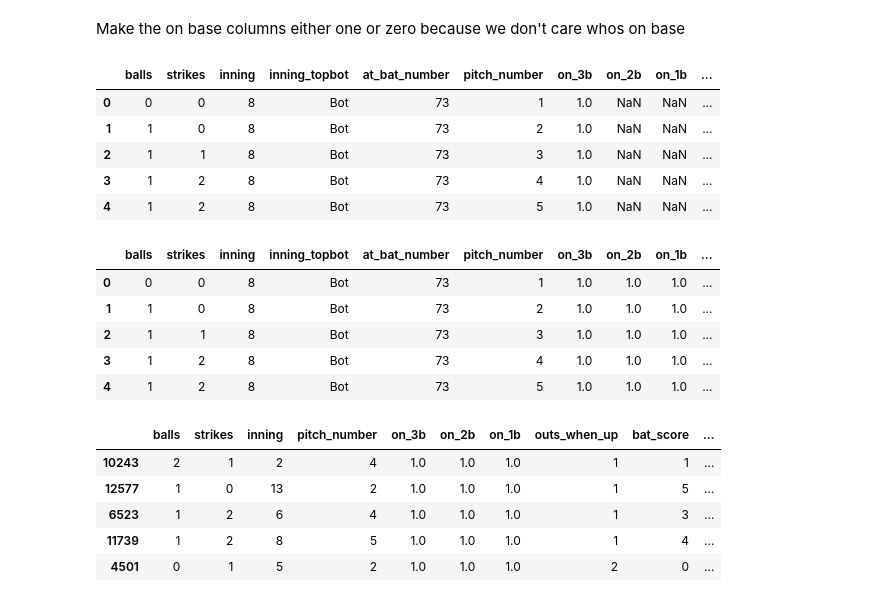
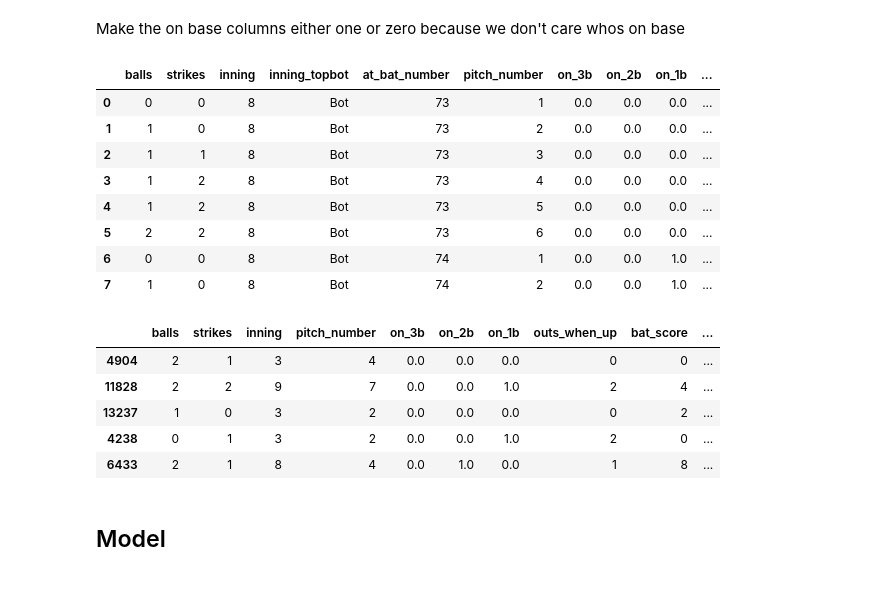
Before and after one commit to Jack-br505/MLB-Balls-Strikes-Predictor, a Jupyter notebook: Predicting Strikes.ipynb, the cells around one changed output. Drawn from its saved outputs; the diff is of its cells as text; code cells hidden in the pictures.

Commit message:
Fixed bug in the notebook with people being on base all the time, added a newer model free from bug but saving this just in case

```diff
--- a/Predicting Strikes.ipynb
+++ b/Predicting Strikes.ipynb
@@ -236,40 +236,28 @@ smaller.head()
 | 4 | 1 | 2 | 8 | Bot | 73 | 5 | NaN | NaN | NaN | ... |
 # %% [markdown]
 Make the on base columns either one or zero because we don't care whos on base
-# %%
-for i in range(df.shape[0]):
-    if smaller.loc[i, 'on_3b'] == None:
-        smaller.loc[i, 'on_3b'] = 0
-    else:
-        smaller.loc[i, 'on_3b'] = 1
-smaller.head()
-# %% [output]
-|  | balls | strikes | inning | inning_topbot | at_bat_number | pitch_number | on_3b | on_2b | on_1b | ... |
-| 0 | 0 | 0 | 8 | Bot | 73 | 1 | 1.0 | NaN | NaN | ... |
-| 1 | 1 | 0 | 8 | Bot | 73 | 2 | 1.0 | NaN | NaN | ... |
-| 2 | 1 | 1 | 8 | Bot | 73 | 3 | 1.0 | NaN | NaN | ... |
-| 3 | 1 | 2 | 8 | Bot | 73 | 4 | 1.0 | NaN | NaN | ... |
-| 4 | 1 | 2 | 8 | Bot | 73 | 5 | 1.0 | NaN | NaN | ... |
 # %%
-for i in range(df.shape[0]):
-    if smaller.loc[i, 'on_2b'] == None:
-        smaller.loc[i, 'on_2b'] = 0
-    else:
-        smaller.loc[i, 'on_2b'] = 1
+smaller = smaller.fillna(0)
 
-for i in range(df.shape[0]):
-    if smaller.loc[i, 'on_1b'] == None:
-        smaller.loc[i, 'on_1b'] = 0
-    else:
-        smaller.loc[i, 'on_1b'] = 1
-smaller.head()
+for i in range(smaller.shape[0]):
+    if smaller.loc[i, 'on_3b'] != 0.0:
+        smaller.loc[i, 'on_3b'] = 1.0
+    if smaller.loc[i, 'on_2b'] != 0.0:
+        smaller.loc[i, 'on_2b'] = 1.0
+    if smaller.loc[i, 'on_1b'] != 0.0:
+        smaller.loc[i, 'on_1b'] = 1.0
+
+smaller.head(8)
 # %% [output]
 |  | balls | strikes | inning | inning_topbot | at_bat_number | pitch_number | on_3b | on_2b | on_1b | ... |
-| 0 | 0 | 0 | 8 | Bot | 73 | 1 | 1.0 | 1.0 | 1.0 | ... |
-| 1 | 1 | 0 | 8 | Bot | 73 | 2 | 1.0 | 1.0 | 1.0 | ... |
-| 2 | 1 | 1 | 8 | Bot | 73 | 3 | 1.0 | 1.0 | 1.0 | ... |
-| 3 | 1 | 2 | 8 | Bot | 73 | 4 | 1.0 | 1.0 | 1.0 | ... |
-| 4 | 1 | 2 | 8 | Bot | 73 | 5 | 1.0 | 1.0 | 1.0 | ... |
+| 0 | 0 | 0 | 8 | Bot | 73 | 1 | 0.0 | 0.0 | 0.0 | ... |
+| 1 | 1 | 0 | 8 | Bot | 73 | 2 | 0.0 | 0.0 | 0.0 | ... |
+| 2 | 1 | 1 | 8 | Bot | 73 | 3 | 0.0 | 0.0 | 0.0 | ... |
+| 3 | 1 | 2 | 8 | Bot | 73 | 4 | 0.0 | 0.0 | 0.0 | ... |
+| 4 | 1 | 2 | 8 | Bot | 73 | 5 | 0.0 | 0.0 | 0.0 | ... |
+| 5 | 2 | 2 | 8 | Bot | 73 | 6 | 0.0 | 0.0 | 0.0 | ... |
+| 6 | 0 | 0 | 8 | Bot | 74 | 1 | 0.0 | 0.0 | 1.0 | ... |
+| 7 | 1 | 0 | 8 | Bot | 74 | 2 | 0.0 | 0.0 | 1.0 | ... |
 # %%
 drop_hits = smaller[smaller['outcome'] != 2]
 # %%
@@ -281,11 +269,11 @@ x_train, x_test, y_train, y_test = train_test_split(x, y, test_size=.2)
 x_train.head()
 # %% [output]
 |  | balls | strikes | inning | pitch_number | on_3b | on_2b | on_1b | outs_when_up | bat_score | ... |
-| 10243 | 2 | 1 | 2 | 4 | 1.0 | 1.0 | 1.0 | 1 | 1 | ... |
-| 12577 | 1 | 0 | 13 | 2 | 1.0 | 1.0 | 1.0 | 1 | 5 | ... |
-| 6523 | 1 | 2 | 6 | 4 | 1.0 | 1.0 | 1.0 | 1 | 3 | ... |
-| 11739 | 1 | 2 | 8 | 5 | 1.0 | 1.0 | 1.0 | 1 | 4 | ... |
-| 4501 | 0 | 1 | 5 | 2 | 1.0 | 1.0 | 1.0 | 2 | 0 | ... |
+| 4904 | 2 | 1 | 3 | 4 | 0.0 | 0.0 | 0.0 | 0 | 0 | ... |
+| 11828 | 2 | 2 | 9 | 7 | 0.0 | 0.0 | 1.0 | 2 | 4 | ... |
+| 13237 | 1 | 0 | 3 | 2 | 0.0 | 0.0 | 0.0 | 0 | 2 | ... |
+| 4238 | 0 | 1 | 3 | 2 | 0.0 | 0.0 | 1.0 | 2 | 0 | ... |
+| 6433 | 2 | 1 | 8 | 4 | 0.0 | 1.0 | 0.0 | 1 | 8 | ... |
 # %%
 model = Sequential()
 model.add(Input(shape=(len(x_train.columns),)))
@@ -293,4 +281,6 @@ model.add(Dense(units=32, activation='relu'))
 model.add(Dense(units=64, activation='relu'))
 model.add(Dense(units=1, activation='sigmoid'))
 model.compile(loss='binary_crossentropy', optimizer='sgd', metrics=['accuracy'])
+# %% [markdown]
+## Model
 # %%
```
Also changed, not shown: parts of 8 cells of this notebook.
